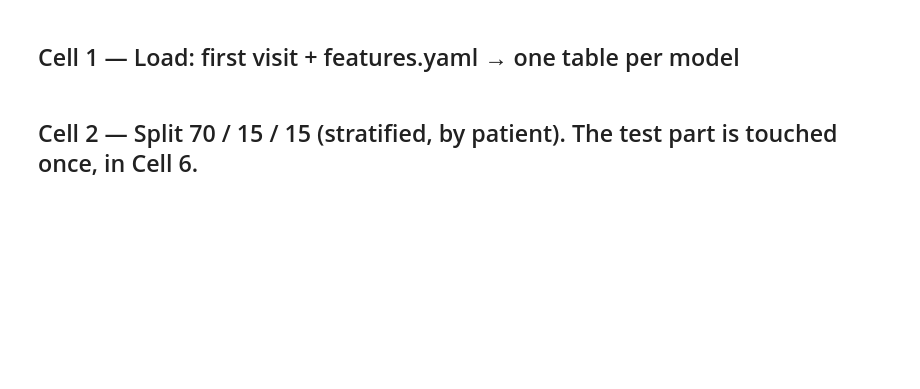
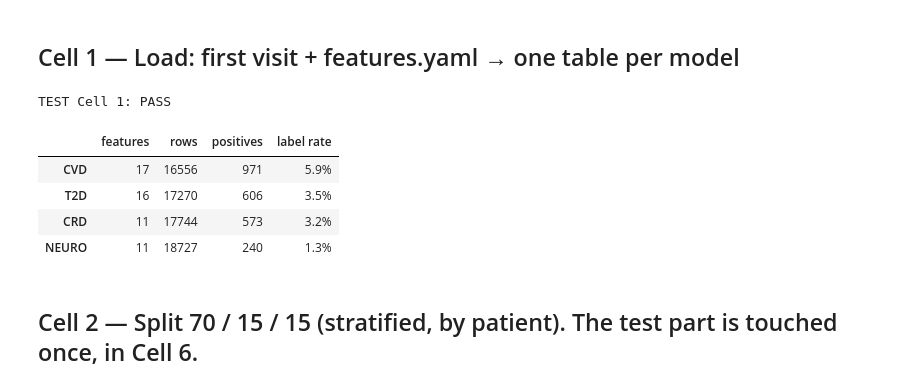
Before and after one commit to mark-costin/thesis-draft-3-, a Jupyter notebook: ml/ai_model/train_models.ipynb, the cells around one changed output. Drawn from its saved outputs; the diff is of its cells as text; code cells hidden in the pictures; blank space fills up the shorter version.

```diff
--- a/ml/ai_model/train_models.ipynb
+++ b/ml/ai_model/train_models.ipynb
@@ -99,7 +104,7 @@ def required(spec, d):
 def directions(spec, d):
     return [EXPECTED_DIR[d].get(n, 0) for n in feature_names(spec, d)]
 
-FORBIDDEN_EXACT = {"has_CVD", "has_T2D", "has_T2D_any", "has_CRD", "has_NEURO", "t2d_diagnosed",
+FORBIDDEN_EXACT = {"has_CVD", "has_CV_event", "has_HTN", "has_T2D", "has_T2D_any", "has_CRD", "has_NEURO", "t2d_diagnosed",
                    "patient_id", "visit_date", "visit_no", *LABEL_COL.values()}
 FORBIDDEN_PREFIX = ("true_dx_year_", "fhrs_band_")
 
@@ -150,33 +155,40 @@ def out_of_range(X, spec, d):
         if not r:
             continue
         lo = r[0] if r[0] is not None else -np.inf
         hi = r[1] if r[1] is not None else np.inf
         k = int(((X[f["name"]] < lo) | (X[f["name"]] > hi)).sum())
         if k:
             bad[f["name"]] = k
     return bad
 
 # ---------- TEST ----------
 def test_load(tables, spec):
     for d, (X, y, pid) in tables.items():
         assert not [c for c in X.columns if is_forbidden(c)], f"{d}: forbidden column"
         assert list(X.columns) == feature_names(spec, d), f"{d}: order differs from features.yaml"
         assert set(np.unique(y)) <= {0, 1} and len(set(pid)) == len(pid)
         assert not out_of_range(X, spec, d), f"{d}: values outside the features.yaml range: {out_of_range(X, spec, d)}"
         assert X["sex"].isin([0, 1]).all() if "sex" in X else True, f"{d}: sex not encoded"
         blanks = {c: int(X[c].isna().sum()) for c in required(spec, d) if X[c].isna().any()}
         if blanks:
             print(f"  NOTE {d}: required features with blanks: {blanks}")
     for d in DISEASES:
         extra = set(EXPECTED_DIR[d]) - set(feature_names(spec, d))
         assert not extra, f"{d}: EXPECTED_DIR names not in features.yaml: {extra}"
     print("TEST Cell 1: PASS")
 
 # ---------- RUN ----------
 TABLES = load_tables(DATA, SPEC)
 test_load(TABLES, SPEC)
 pd.DataFrame({d: {"features": X.shape[1], "rows": len(y), "positives": int(y.sum()), "label rate": f"{y.mean():.1%}"}
               for d, (X, y, _) in TABLES.items()}).T
+# %% [output]
+TEST Cell 1: PASS
+|  | features | rows | positives | label rate |
+| CVD | 17 | 16556 | 971 | 5.9% |
+| T2D | 16 | 17270 | 606 | 3.5% |
+| CRD | 11 | 17744 | 573 | 3.2% |
+| NEURO | 11 | 18727 | 240 | 1.3% |
 # %% [markdown]
 ## Cell 2 — Split 70 / 15 / 15 (stratified, by patient). The test part is touched once, in Cell 6.
 # %%
```
Also changed, not shown: parts of 10 cells of this notebook, 9 other files.
